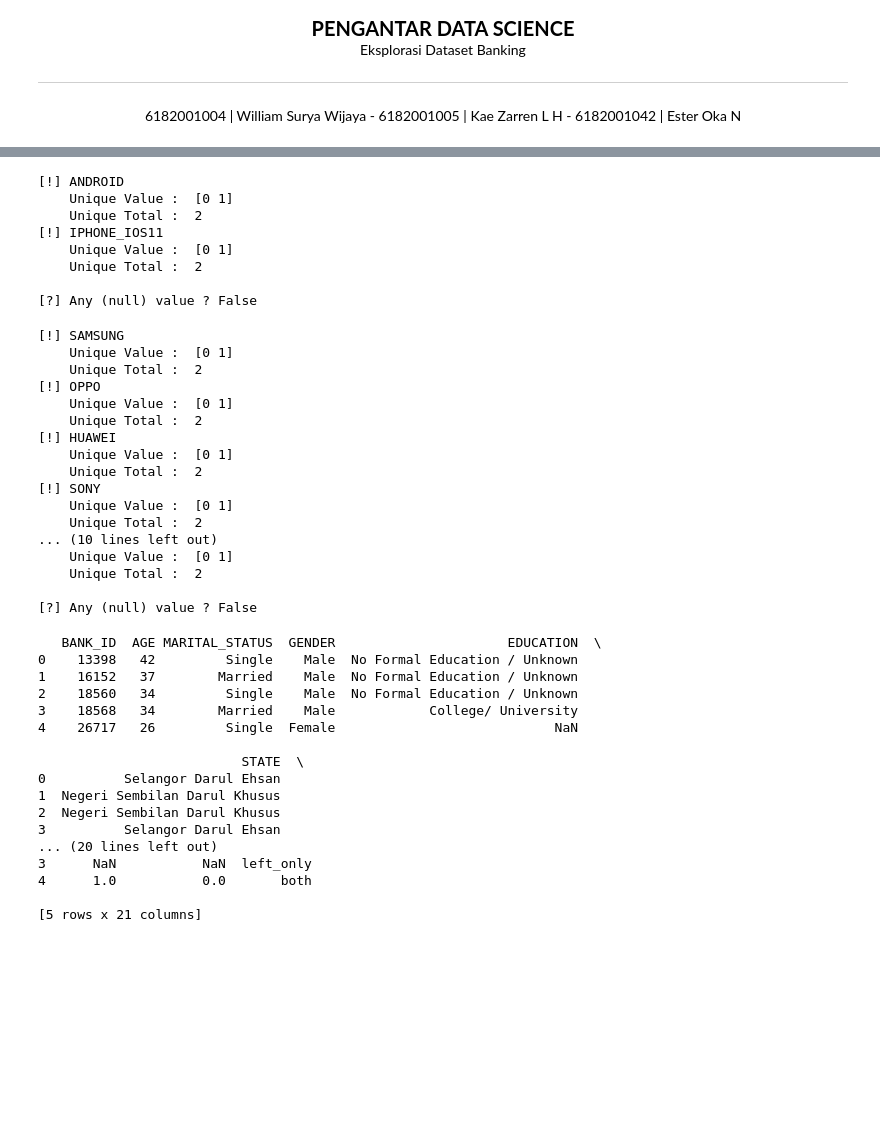
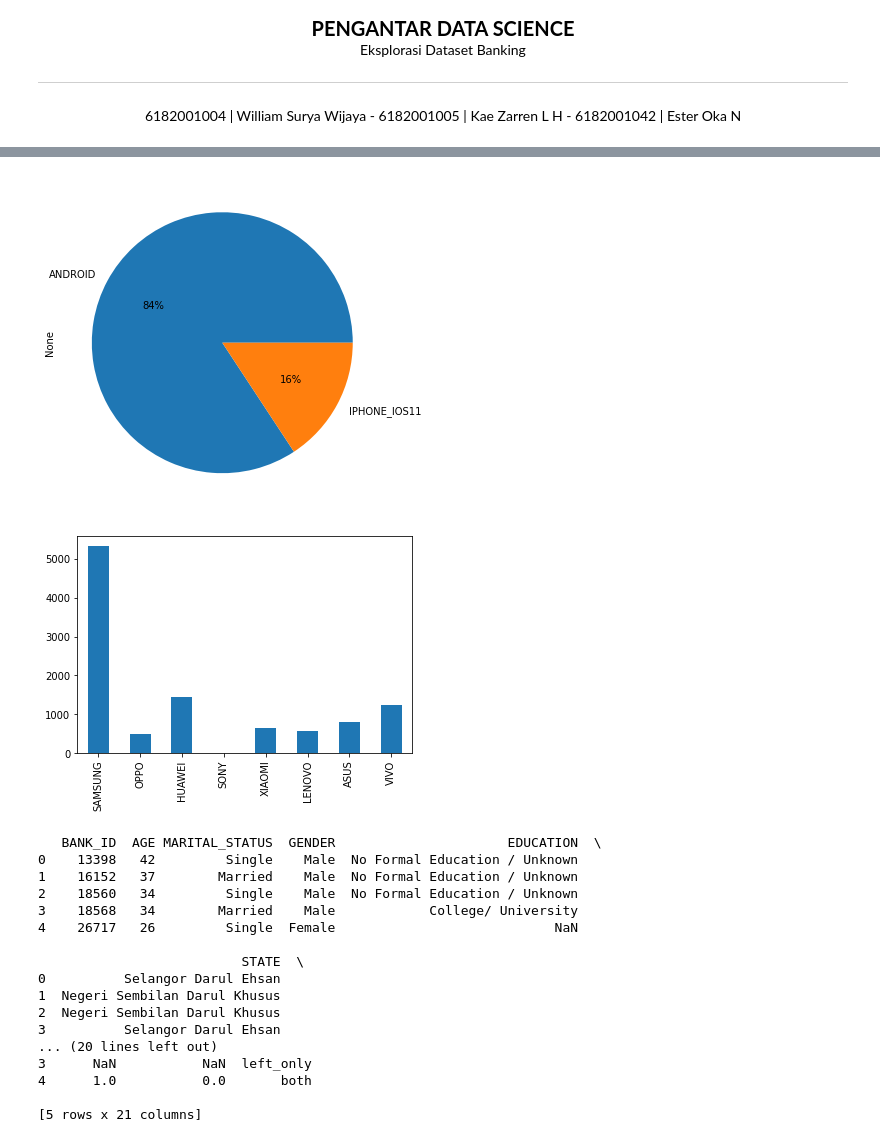
Before and after one commit to William-Surya-Wijaya/pds-banking-dt, a Jupyter notebook: data-expl/T06_01.ipynb, the cells around one changed output, grey strips where cells are left out. Cells and saved outputs as stored; diff of their text form; code cells hidden in the pictures; blank space fills up the shorter version.

```diff
--- a/data-expl/T06_01.ipynb
+++ b/data-expl/T06_01.ipynb
@@ -57,42 +157,13 @@ print('\n[?] Any (null) value ?',gadgetMobileOS.isnull().values.any());
-# %%
-#check osMobileOS columns value
-for col in osMobileOS.columns:
-    print('[!]',col,'\n    Unique Value : ',osMobileOS[col].unique(),'\n    Unique Total : ',len(osMobileOS[col].unique()))
-
-print('\n[?] Any (null) value ?',osMobileOS.isnull().values.any());
-# %% [output]
-[!] ANDROID
-    Unique Value :  [0 1]
-    Unique Total :  2
-[!] IPHONE_IOS11
-    Unique Value :  [0 1]
-    Unique Total :  2
-
-[?] Any (null) value ? False
-# %%
-#check newMobileOS columns value
-for col in newMobileOS.columns:
-    print('[!]',col,'\n    Unique Value : ',newMobileOS[col].unique(),'\n    Unique Total : ',len(newMobileOS[col].unique()))
-
-print('\n[?] Any (null) value ?',newMobileOS.isnull().values.any());
-# %% [output]
-[!] SAMSUNG
-    Unique Value :  [0 1]
-    Unique Total :  2
-[!] OPPO
-    Unique Value :  [0 1]
-    Unique Total :  2
-[!] HUAWEI
-    Unique Value :  [0 1]
-    Unique Total :  2
-[!] SONY
-    Unique Value :  [0 1]
-    Unique Total :  2
-... (10 lines left out)
-    Unique Value :  [0 1]
-    Unique Total :  2
-
-[?] Any (null) value ? False
+# %%
+#osMobileOS pie chart
+osMobileOS[osMobileOS.columns[0:]].sum().plot(kind='pie', figsize=(6,6), autopct='%1.0f%%', subplots=False); plt.show();
+# %% [output]
+[figure, added]
+# %%
+#newMobileOS pie chart
+newMobileOS[newMobileOS.columns[0:]].sum().plot(kind='bar', y=''); plt.show();
+# %% [output]
+[figure, added]
 # %%
 #user mobile data - bankInfo & mobile OS left join
 userMobile = bankInfo.merge(mobileOS, on='BANK_ID', how='left', indicator=True);
```
Also changed, not shown: parts of 14 cells of this notebook.
